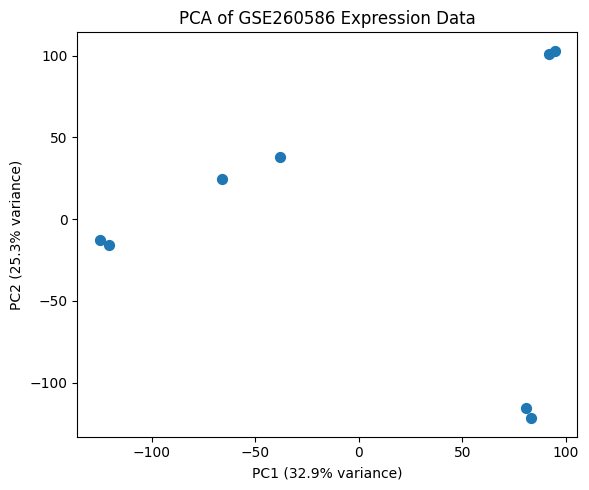
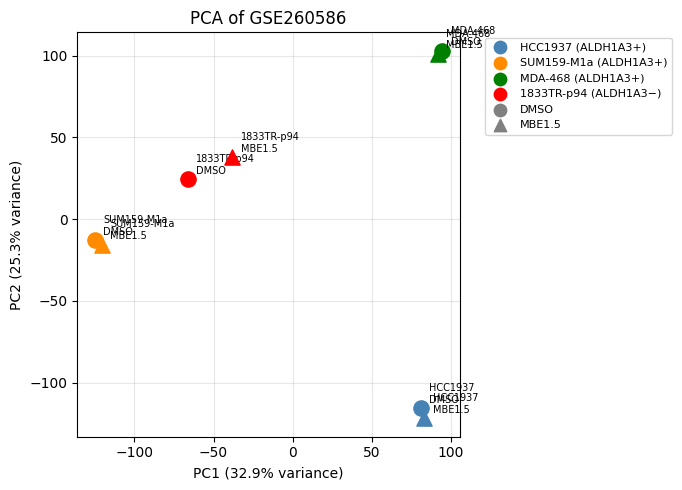
Unified diff of the notebook cell whose output changed from the first chart to the second:
--- before
+++ after
@@ -3,17 +3,60 @@
 pcs2 = pca2.fit_transform(scaled_T)
 
+pc1_var = pca2.explained_variance_ratio_[0] * 100
+pc2_var = pca2.explained_variance_ratio_[1] * 100
+
 # Create new DataFrame with PCs
-pca_df = pd.DataFrame(data=pcs2, columns=['PC1', 'PC2'], index=log2expr.columns)
+pca_df = pd.DataFrame(data=pcs2, columns=['PC1', 'PC2'], index=log2expr_T.index)
 
-# Variance labels
-pc1_var = pca2.explained_variance_ratio_[0] * 100
-pc2_var = pca2.explained_variance_ratio_[1] * 100   
+# Sample mapping from GEO GSE260586
+sample_metadata = {
+    'r542': ('HCC1937',    'DMSO',   True),
+    'r543': ('HCC1937',    'MBE1.5', True),
+    'r544': ('SUM159-M1a', 'DMSO',   True),
+    'r545': ('SUM159-M1a', 'MBE1.5', True),
+    'r546': ('MDA-468',    'DMSO',   True),
+    'r547': ('MDA-468',    'MBE1.5', True),
+    'r548': ('1833TR-p94', 'DMSO',   False),
+    'r549': ('1833TR-p94', 'MBE1.5', False),
+}
+pca_df['CellLine']  = [sample_metadata[s][0] for s in pca_df.index]
+pca_df['Treatment'] = [sample_metadata[s][1] for s in pca_df.index]
+pca_df['ALDH1A3+']  = [sample_metadata[s][2] for s in pca_df.index]
 
-# Plot 
-plt.figure(figsize=(6,5))
-plt.scatter(pca_df['PC1'], pca_df['PC2'], s=50)
-plt.xlabel(f'PC1 ({pc1_var:.1f}% variance)')
-plt.ylabel(f'PC2 ({pc2_var:.1f}% variance)')
-plt.title('PCA of GSE260586 Expression Data')
+color_map = {
+    'HCC1937':    'steelblue',
+    'SUM159-M1a': 'darkorange',
+    'MDA-468':    'green',
+    '1833TR-p94': 'red'       
+}
+marker_map = {'DMSO': 'o', 'MBE1.5': '^'}
+
+fig, ax = plt.subplots(figsize=(7, 5))
+
+for sample, row in pca_df.iterrows():
+    ax.scatter(row['PC1'], row['PC2'],
+               color=color_map[row['CellLine']],
+               marker=marker_map[row['Treatment']],
+               s=120, zorder=3)
+    ax.annotate(f"{row['CellLine']}\n{row['Treatment']}",
+                (row['PC1'], row['PC2']),
+                textcoords='offset points',
+                xytext=(6, 4), fontsize=7)
+
+# Cell line legend entries
+for cl, col in color_map.items():
+    aldh = '+' if cl != '1833TR-p94' else '−'
+    ax.scatter([], [], color=col, marker='o',
+               label=f'{cl} (ALDH1A3{aldh})', s=80)
+
+# Treatment legend entries
+for tr, mk in marker_map.items():
+    ax.scatter([], [], color='gray', marker=mk, label=tr, s=80)
+
+ax.set_xlabel(f'PC1 ({pc1_var:.1f}% variance)')
+ax.set_ylabel(f'PC2 ({pc2_var:.1f}% variance)')
+ax.set_title('PCA of GSE260586')
+ax.legend(bbox_to_anchor=(1.05, 1), loc='upper left', fontsize=8)
+ax.grid(alpha=0.3)
 plt.tight_layout()
 plt.show()

Commit: Labeling PCA plot by cell line